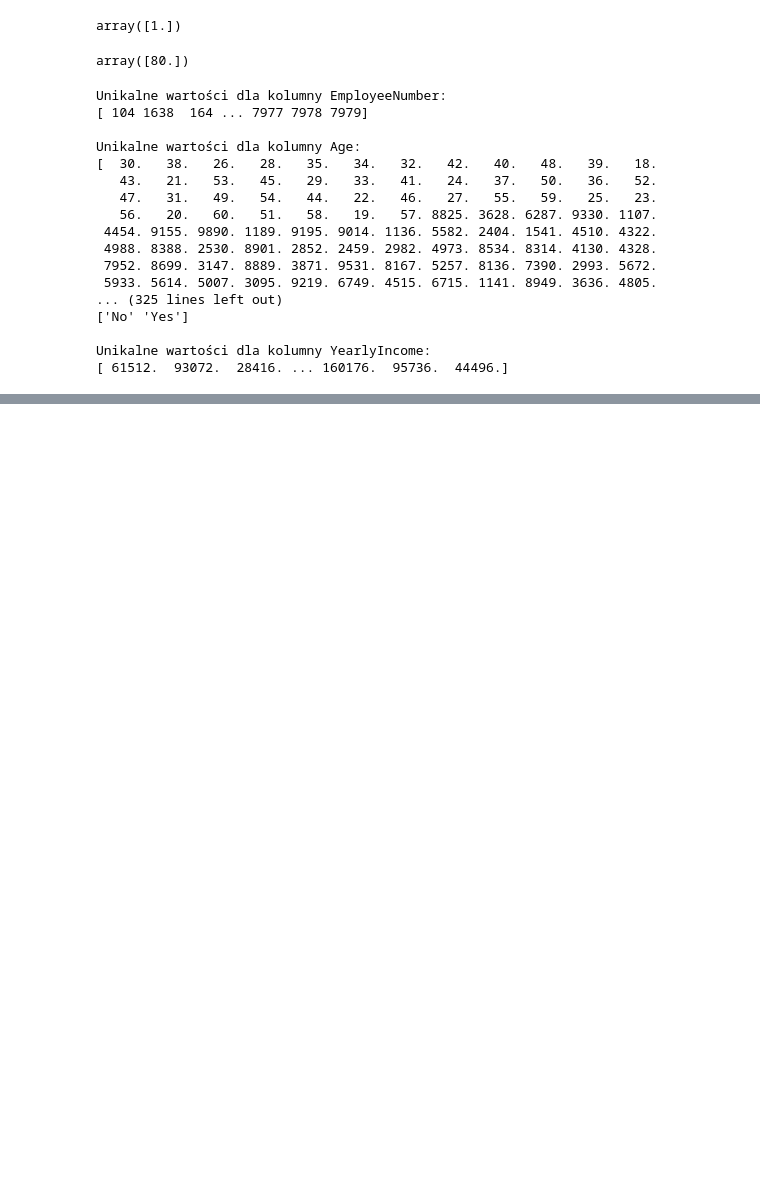
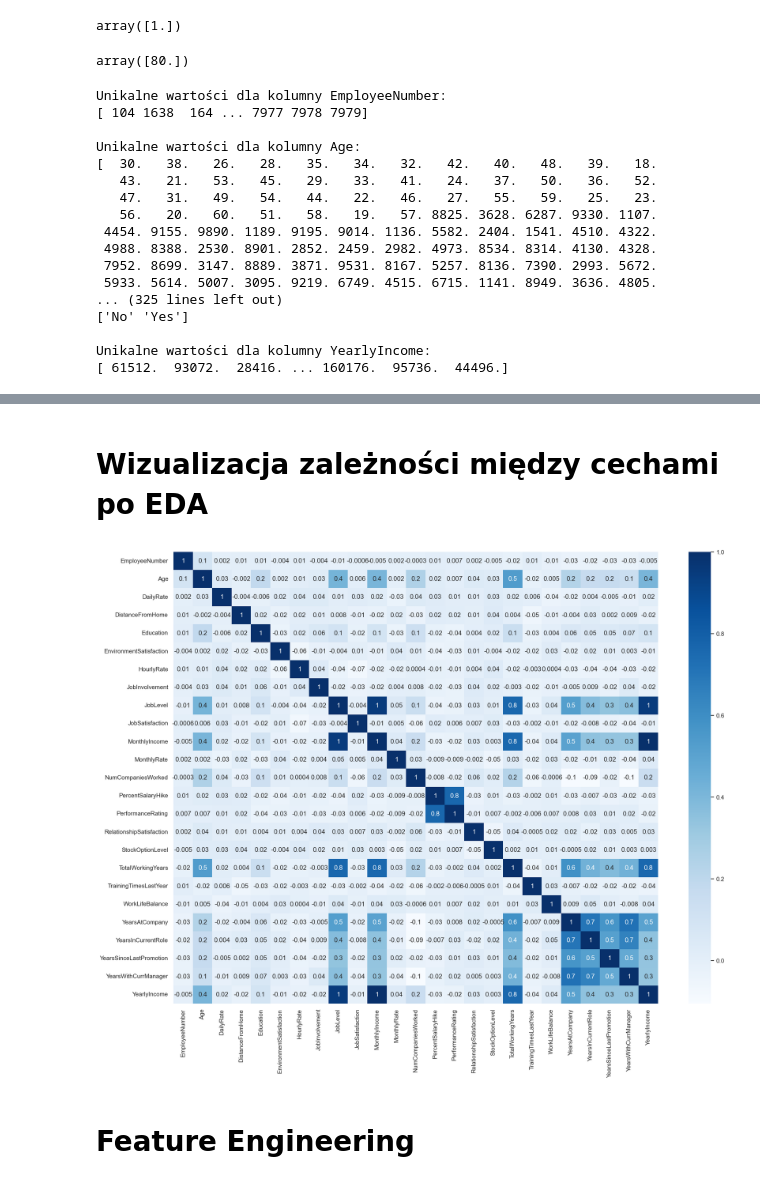
Before and after one commit to ARPDATA11/Klasyfikacja, a Jupyter notebook: Projekt.ipynb, the cells around one changed output, grey strips where cells are left out. Saved outputs shown, nothing was run; the diff lists cells and outputs as text; code cells hidden in the pictures; blank space fills up the shorter version.

```diff
--- a/Projekt.ipynb
+++ b/Projekt.ipynb
@@ -299,0 +340,2 @@ Unikalne wartości dla kolumny YearlyIncome:
+# %%
+copy_train_df = train_df.copy()
@@ -299,0 +370,4 @@ Unikalne wartości dla kolumny YearlyIncome:
+# %%
+#Zmiana wieku outliersow na 60
+train_df.loc[(copy_train_df['Age'] > 60), 'Age'] = 60
+print((copy_train_df['Age'] == 60).sum())
@@ -299,0 +376,18 @@ Unikalne wartości dla kolumny YearlyIncome:
+# %%
+median = train_df['DistanceFromHome'].median()
+train_df.loc[(train_df['DistanceFromHome'] > 29), 'DistanceFromHome'] = median
+
+median = train_df['TotalWorkingYears'].median()
+train_df.loc[(train_df['TotalWorkingYears'] > 40), 'TotalWorkingYears'] = median
+
+median = train_df['YearsAtCompany'].median()
+train_df.loc[(train_df['YearsAtCompany'] > 40), 'YearsAtCompany'] = median
+
+median = train_df['YearsInCurrentRole'].median()
+train_df.loc[(train_df['YearsInCurrentRole'] > 18), 'YearsInCurrentRole'] = median
+
+median = train_df['YearsSinceLastPromotion'].median()
+train_df.loc[(train_df['YearsSinceLastPromotion'] > 15), 'YearsSinceLastPromotion'] = median
+
+median = train_df['YearsWithCurrManager'].median()
+train_df.loc[(train_df['YearsWithCurrManager'] > 17), 'YearsWithCurrManager'] = median
@@ -299,0 +421,4 @@ Unikalne wartości dla kolumny YearlyIncome:
+# %%
+train_df.drop(['EmployeeCount'], axis= 1, inplace=True)
+train_df.drop(['Over18'], axis=1, inplace=True)
+train_df.drop(['StandardHours'], axis=1, inplace=True)
@@ -299,0 +458,14 @@ Unikalne wartości dla kolumny YearlyIncome:
+# %% [markdown]
+# Wizualizacja zależności między cechami po EDA
+# %%
+plt.figure(figsize=(20,15))
+
+sns.set_theme(style="white")
+
+corr = train_df.corr(numeric_only=True)
+
+heatmap = sns.heatmap(corr, annot=True, cmap="Blues", fmt='.1g')
+# %% [output]
+[figure, added]
+# %% [markdown]
+# Feature Engineering
```
Also changed, not shown: parts of 32 cells of this notebook.
